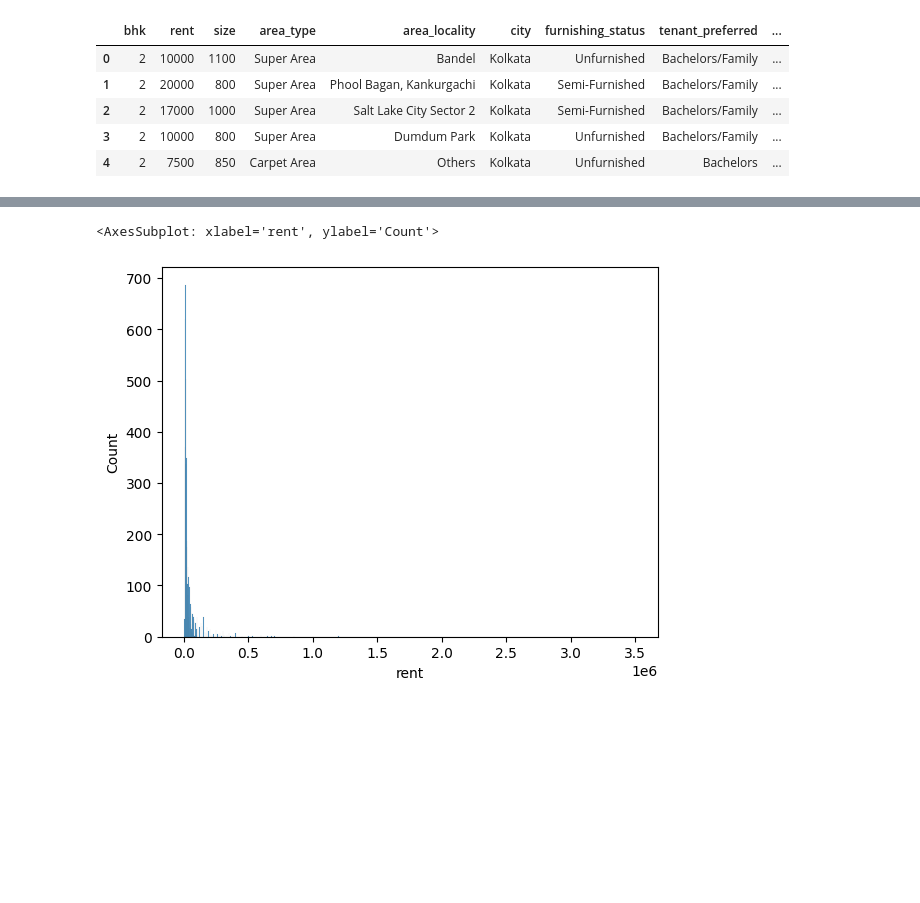
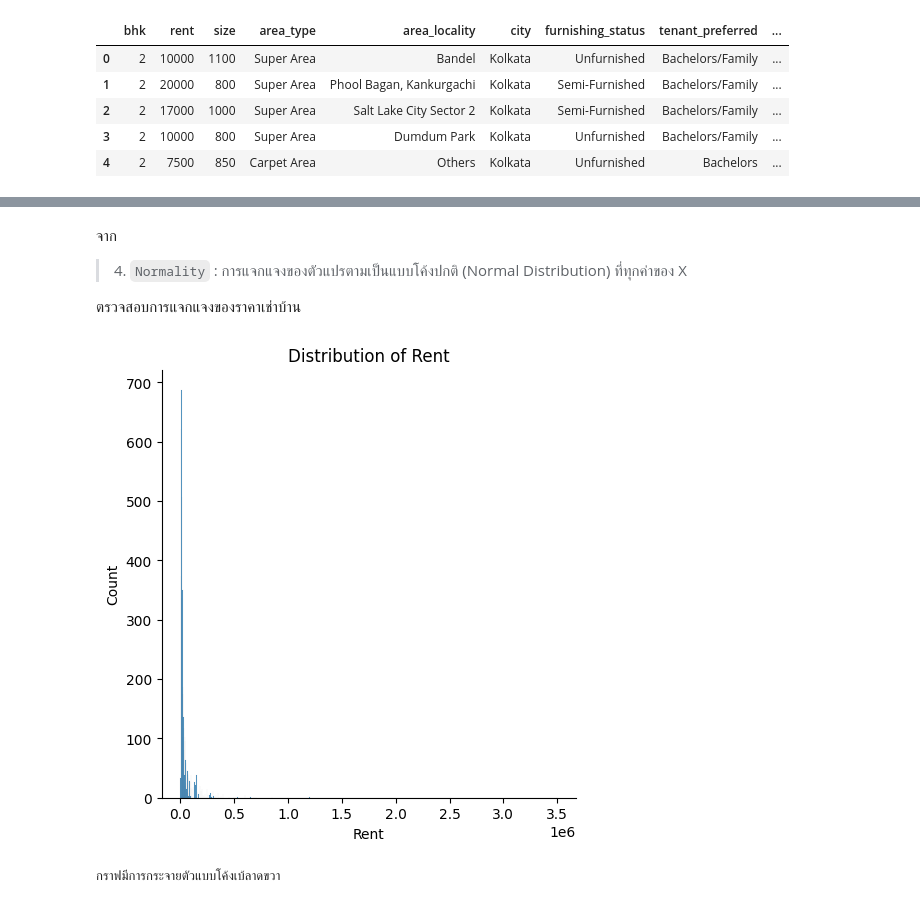
Before and after one commit to MrYellowSock/House-Rent-Prediction-in-India, a Jupyter notebook: HouseRentIndia.ipynb, the cells around one changed output, grey strips where cells are left out. Drawn from its saved outputs; the diff is of its cells as text; code cells hidden in the pictures; blank space fills up the shorter version.

```diff
--- a/HouseRentIndia.ipynb
+++ b/HouseRentIndia.ipynb
@@ -222,6 +217,0 @@ Number of unique area_locality is 1461
-# %%
-df4 = df3.copy()
-columns = ['area_type', 'city','furnishing_status','tenant_preferred','point_of_contact']
-for col in columns:
-    df4 = one_hot_encode(df4, col)
-df4
@@ -246,0 +220,4 @@ one hot encoded point_of_contact
+# %%
+##Dropping unnecesaary columns from dataset
+df = df.drop(['Posted On','Area Locality','Floor'],axis=1)
+df.head()
@@ -246,0 +231,3 @@ one hot encoded point_of_contact
+# %%
+df = pd.get_dummies(df, columns=['Area Type', 'City', 'Furnishing Status', 'Tenant Preferred', 'Point of Contact'])
+df.head()
@@ -281,5 +291,19 @@ sns.pairplot(df2)
-# %%
-sns.histplot(df4['rent'])
-# %% [output]
-<AxesSubplot: xlabel='rent', ylabel='Count'>
-[figure, removed]
+# %% [markdown]
+จาก
+> 4\. `Normality` : การแจกแจงของตัวแปรตามเป็นแบบโค้งปกติ (Normal Distribution) ที่ทุกค่าของ X
+
+ตรวจสอบการแจกแจงของราคาเช่าบ้าน
+# %%
+def vis_dist(df, col, lim=False):
+    variable = df[col].values
+    ax = sns.displot(variable)
+    plt.title(f'Distribution of {col}')
+    plt.xlabel(f'{col}')
+    if lim:
+        plt.xlim(0, 4000)
+    return plt.show()
+vis_dist(df, 'Rent')
+print("กราฟมีการกระจายตัวแบบโค้งเบ้ลาดขวา")
+# %% [output]
+[figure, added]
+กราฟมีการกระจายตัวแบบโค้งเบ้ลาดขวา
```
Also changed, not shown: parts of 23 cells of this notebook.
